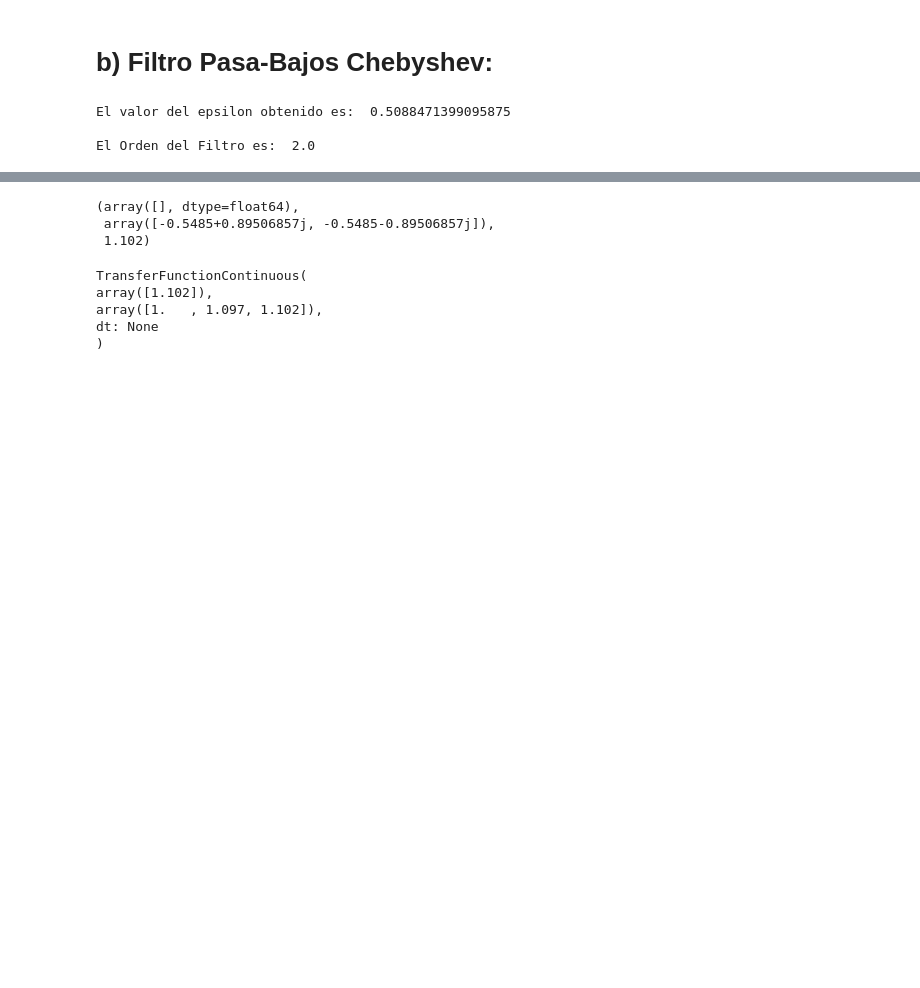
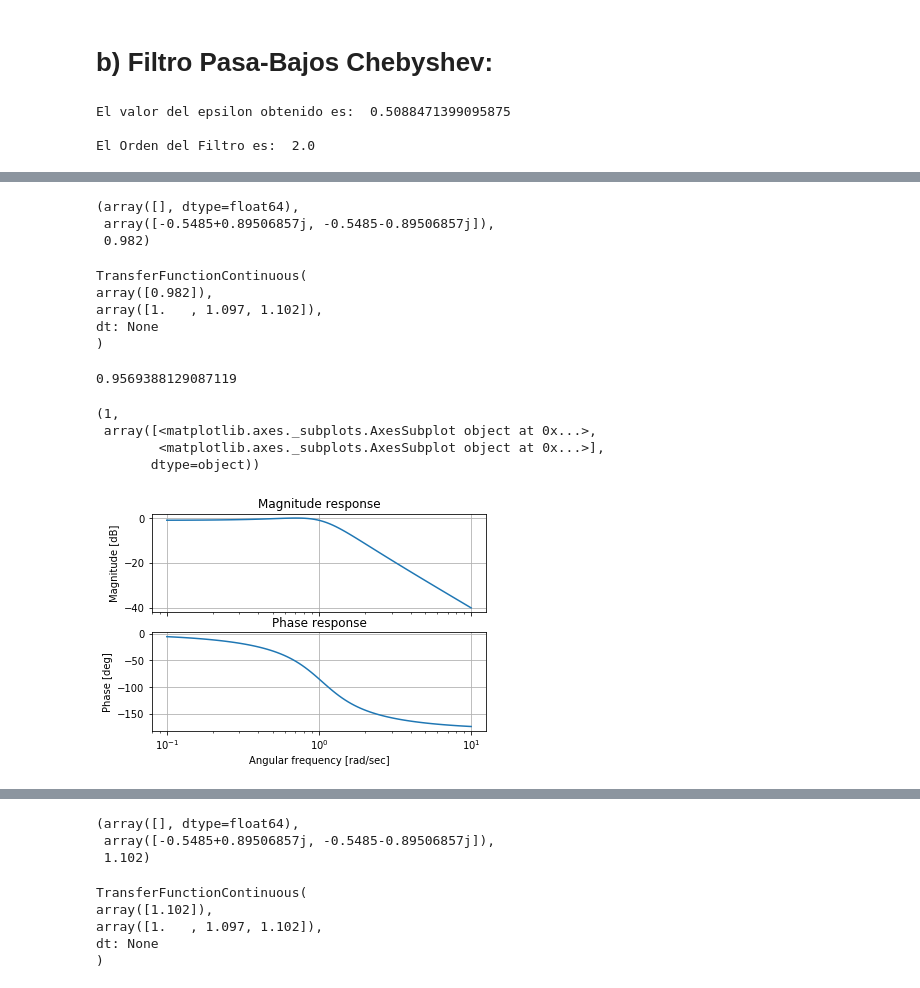
Before and after one commit to eotorresmolina/UTN-FRBA, a Jupyter notebook: TCII/Desafio/Desafío_TCII.ipynb, the cells around one changed output, grey strips where cells are left out. Saved outputs shown, nothing was run; the diff lists cells and outputs as text; code cells hidden in the pictures; blank space fills up the shorter version.

```diff
--- a/TCII/Desafio/Desafío_TCII.ipynb
+++ b/TCII/Desafio/Desafío_TCII.ipynb
@@ -83,0 +104,40 @@ El Orden del Filtro es:  2.0
+# %%
+# Obtengo los Ceros, Polos y K (Ganancia) de mi Diseño:
+z1 = np.array ( [] )
+p1 = np.roots ( [1, 1.097, 1.102] )
+k1 = 0.982
+
+# Transferencia de mi Filtro:
+NUM1, DEN1 = sig.zpk2tf ( z1, p1, k1 )
+my_tf1 = tf (NUM1, DEN1)
+# %%
+# Muestro los Resultados de Ceros, Polos, Ganancia y Transferencia Normalizada Obtenidos:
+z1, p1, k1
+# %% [output]
+(array([], dtype=float64),
+ array([-0.5485+0.89506857j, -0.5485-0.89506857j]),
+ 0.982)
+# %%
+# Transferencia Normalizada Obtenida:
+my_tf1
+# %% [output]
+TransferFunctionContinuous(
+array([0.982]),
+array([1.   , 1.097, 1.102]),
+dt: None
+)
+# %%
+# Factor de Selectividad o Mérito Q:
+qq1 = np.sqrt (DEN1[2]) / DEN1[1]
+qq1
+# %% [output]
+0.9569388129087119
+# %%
+# Respuesta de Módulo y Fase:
+bodePlot(my_tf1)
+# %% [output]
+(1,
+ array([<matplotlib.axes._subplots.AxesSubplot object at 0x...>,
+        <matplotlib.axes._subplots.AxesSubplot object at 0x...>],
+       dtype=object))
+[figure, added]
```
Also changed, not shown: parts of 24 cells of this notebook.
